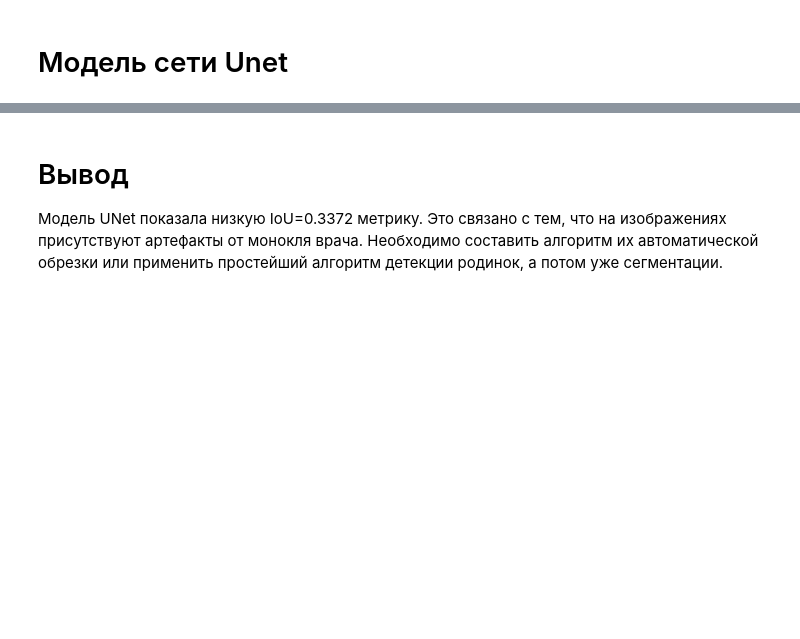
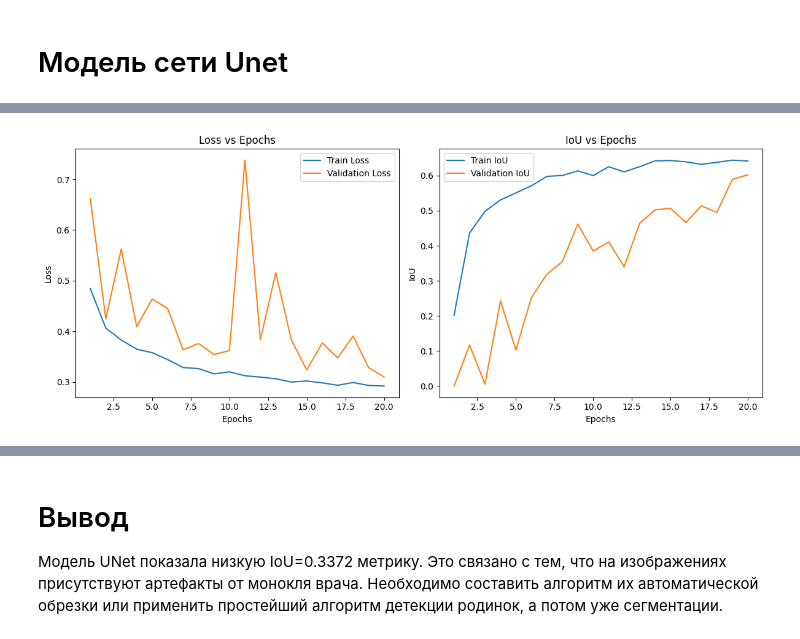
Before and after one commit to VasylDvorakDS/Skin_diseases_Deep_Learning_project, a Jupyter notebook: Skin_diseases_by_Unet.ipynb, the cells around one changed output, grey strips where cells are left out. Drawn from its saved outputs; the diff is of its cells as text; code cells hidden in the pictures; blank space fills up the shorter version.

```diff
--- a/Skin_diseases_by_Unet.ipynb
+++ b/Skin_diseases_by_Unet.ipynb
@@ -515,0 +624,4 @@ Epoch [12/20], Validation Loss: 0.4514
+# %%
+
+# Запускаем обучение модели на 20 эпохах
+train_losses, val_losses, train_ious, val_ious = train_unet(model, train_loader, val_loader, criterion, optimizer, num_epochs=20)
@@ -516,3 +654,7 @@ Epoch [12/20], Validation Loss: 0.4514
+# %%
+plot_metrics(train_losses, val_losses, train_ious, val_ious)
+# %% [output]
+[figure, added]
 # %%
 test_unet(model, test_loader, criterion, 0.5)
 # Тестируем модель на тестовых данных с порогом 0.5 для бинаризации
```
Also changed, not shown: parts of 11 cells of this notebook.
